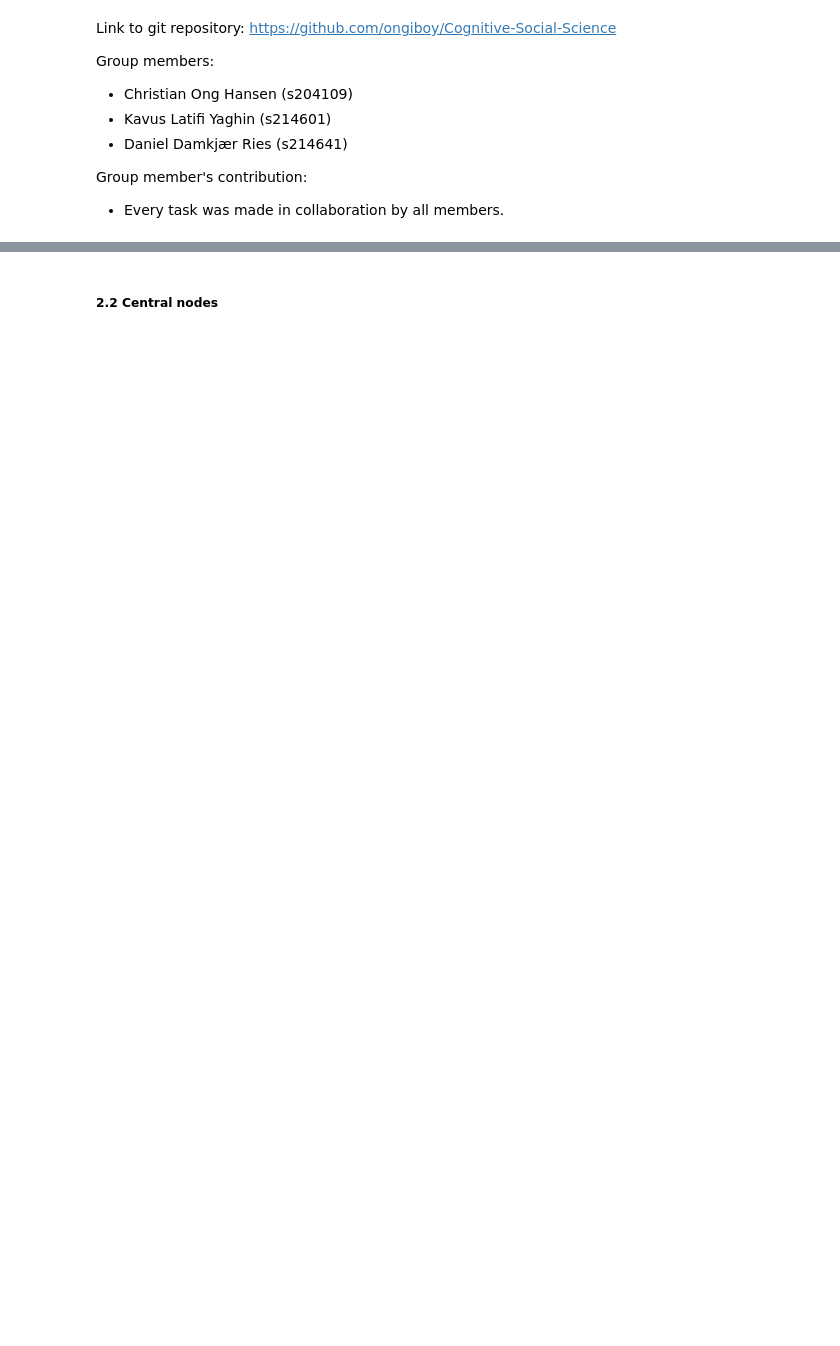
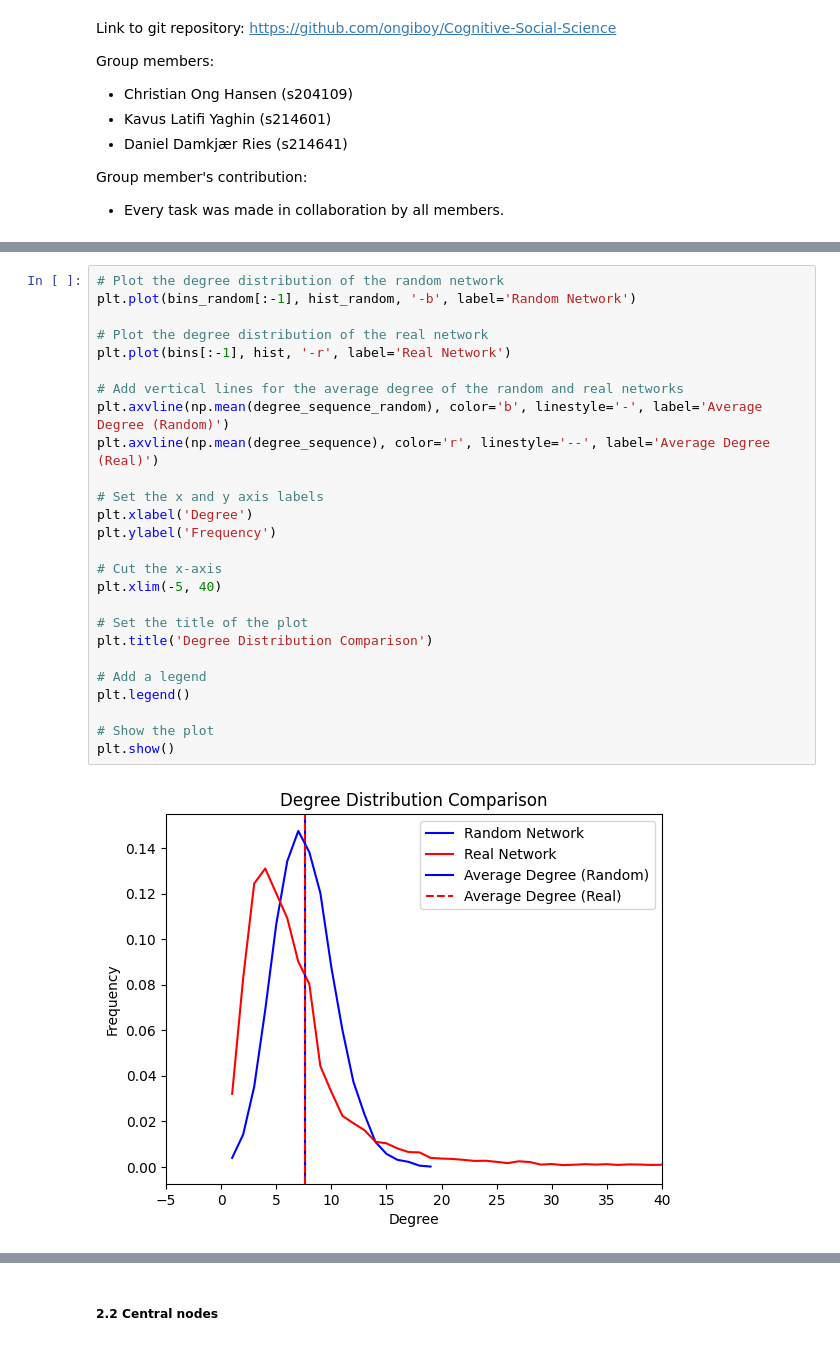
Before and after one commit to ongiboy/computational_social_science, a Jupyter notebook: Assignment2.ipynb, the cells around one changed output, grey strips where cells are left out. Drawn from its saved outputs; the diff is of its cells as text; blank space fills up the shorter version.

```diff
--- a/Assignment2.ipynb
+++ b/Assignment2.ipynb
@@ -22,0 +172,28 @@ Answer the following questions (max 200 words in total):
+# %%
+# Plot the degree distribution of the random network
+plt.plot(bins_random[:-1], hist_random, '-b', label='Random Network')
+
+# Plot the degree distribution of the real network
+plt.plot(bins[:-1], hist, '-r', label='Real Network')
+
+# Add vertical lines for the average degree of the random and real networks
+plt.axvline(np.mean(degree_sequence_random), color='b', linestyle='-', label='Average Degree (Random)')
+plt.axvline(np.mean(degree_sequence), color='r', linestyle='--', label='Average Degree (Real)')
+
+# Set the x and y axis labels
+plt.xlabel('Degree')
+plt.ylabel('Frequency')
+
+# Cut the x-axis
+plt.xlim(-5, 40)
+
+# Set the title of the plot
+plt.title('Degree Distribution Comparison')
+
+# Add a legend
+plt.legend()
+
+# Show the plot
+plt.show()
+# %% [output]
+[figure, added]
```
Also changed, not shown: parts of 46 cells of this notebook.
